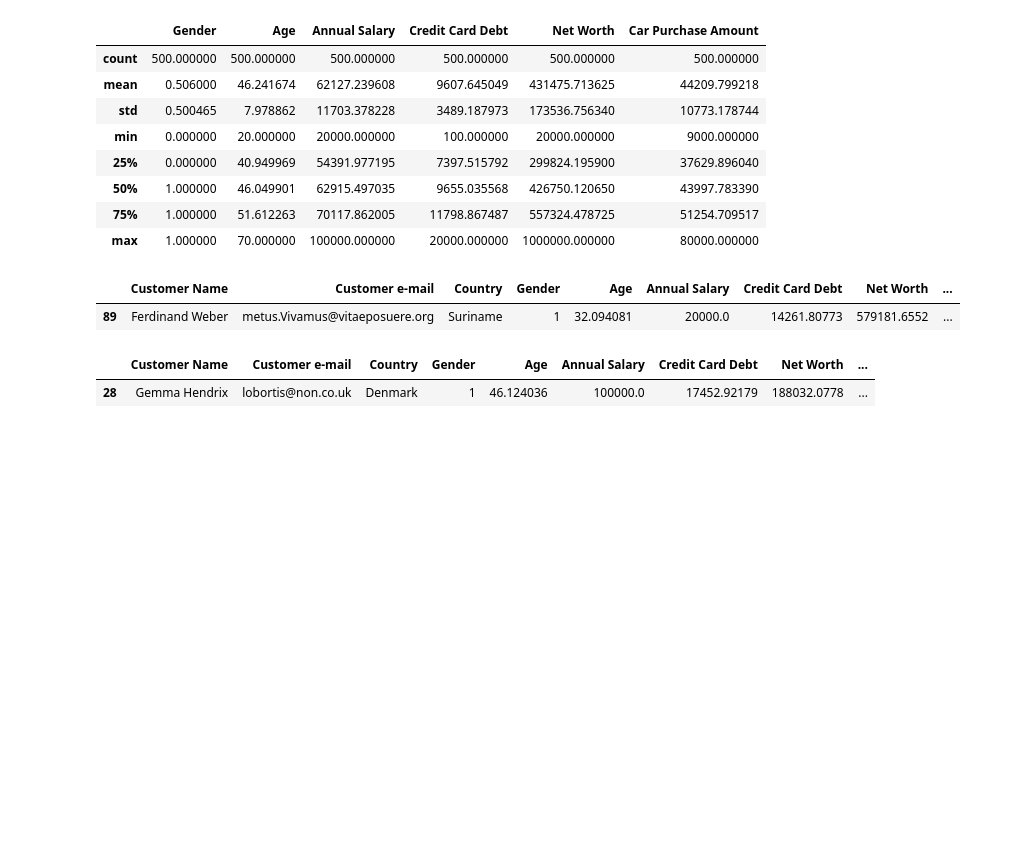
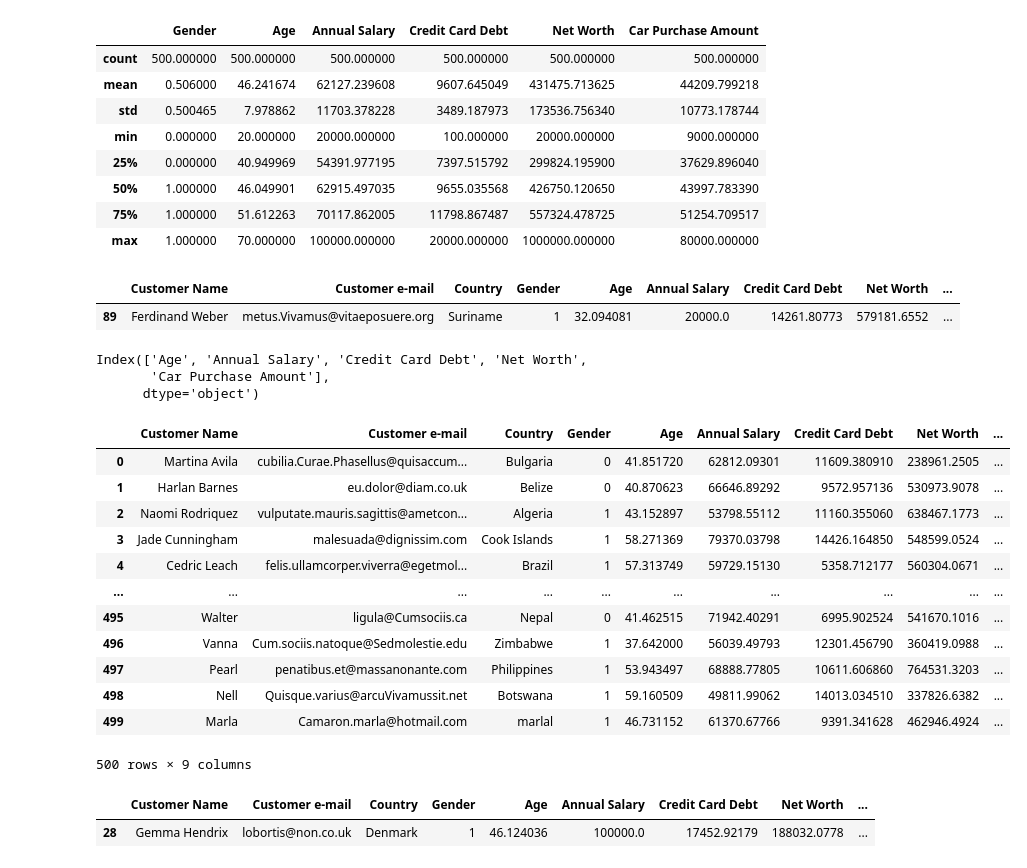
Before and after one commit to leobaek/streamlit_car_price_app, a Jupyter notebook: car_price_app.ipynb, the cells around one changed output. Drawn from its saved outputs; the diff is of its cells as text; code cells hidden in the pictures; blank space fills up the shorter version.

```diff
--- a/car_price_app.ipynb
+++ b/car_price_app.ipynb
@@ -24,6 +24,28 @@ df.loc[df['Annual Salary'] ==df['Annual Salary'].min(), ]
 # %% [output]
 |  | Customer Name | Customer e-mail | Country | Gender | Age | Annual Salary | Credit Card Debt | Net Worth | ... |
 | 89 | Ferdinand Weber | metus.Vivamus@vitaeposuere.org | Suriname | 1 | 32.094081 | 20000.0 | 14261.80773 | 579181.6552 | ... |
+# %%
+df.columns[4: ]
+# %% [output]
+Index(['Age', 'Annual Salary', 'Credit Card Debt', 'Net Worth',
+       'Car Purchase Amount'],
+      dtype='object')
+# %%
+df
+# %% [output]
+|  | Customer Name | Customer e-mail | Country | Gender | Age | Annual Salary | Credit Card Debt | Net Worth | ... |
+| 0 | Martina Avila | cubilia.Curae.Phasellus@quisaccum... | Bulgaria | 0 | 41.851720 | 62812.09301 | 11609.380910 | 238961.2505 | ... |
+| 1 | Harlan Barnes | eu.dolor@diam.co.uk | Belize | 0 | 40.870623 | 66646.89292 | 9572.957136 | 530973.9078 | ... |
+| 2 | Naomi Rodriquez | vulputate.mauris.sagittis@ametcon... | Algeria | 1 | 43.152897 | 53798.55112 | 11160.355060 | 638467.1773 | ... |
+| 3 | Jade Cunningham | malesuada@dignissim.com | Cook Islands | 1 | 58.271369 | 79370.03798 | 14426.164850 | 548599.0524 | ... |
+| 4 | Cedric Leach | felis.ullamcorper.viverra@egetmol... | Brazil | 1 | 57.313749 | 59729.15130 | 5358.712177 | 560304.0671 | ... |
+| ... | ... | ... | ... | ... | ... | ... | ... | ... | ... |
+| 495 | Walter | ligula@Cumsociis.ca | Nepal | 0 | 41.462515 | 71942.40291 | 6995.902524 | 541670.1016 | ... |
+| 496 | Vanna | Cum.sociis.natoque@Sedmolestie.edu | Zimbabwe | 1 | 37.642000 | 56039.49793 | 12301.456790 | 360419.0988 | ... |
+| 497 | Pearl | penatibus.et@massanonante.com | Philippines | 1 | 53.943497 | 68888.77805 | 10611.606860 | 764531.3203 | ... |
+| 498 | Nell | Quisque.varius@arcuVivamussit.net | Botswana | 1 | 59.160509 | 49811.99062 | 14013.034510 | 337826.6382 | ... |
+| 499 | Marla | Camaron.marla@hotmail.com | marlal | 1 | 46.731152 | 61370.67766 | 9391.341628 | 462946.4924 | ... |
+500 rows × 9 columns
 # %%
 # 연봉이 가장 높은사람의 데이터 확인
 # %%
```
Also changed, not shown: parts of 2 cells of this notebook, 4 other files.
